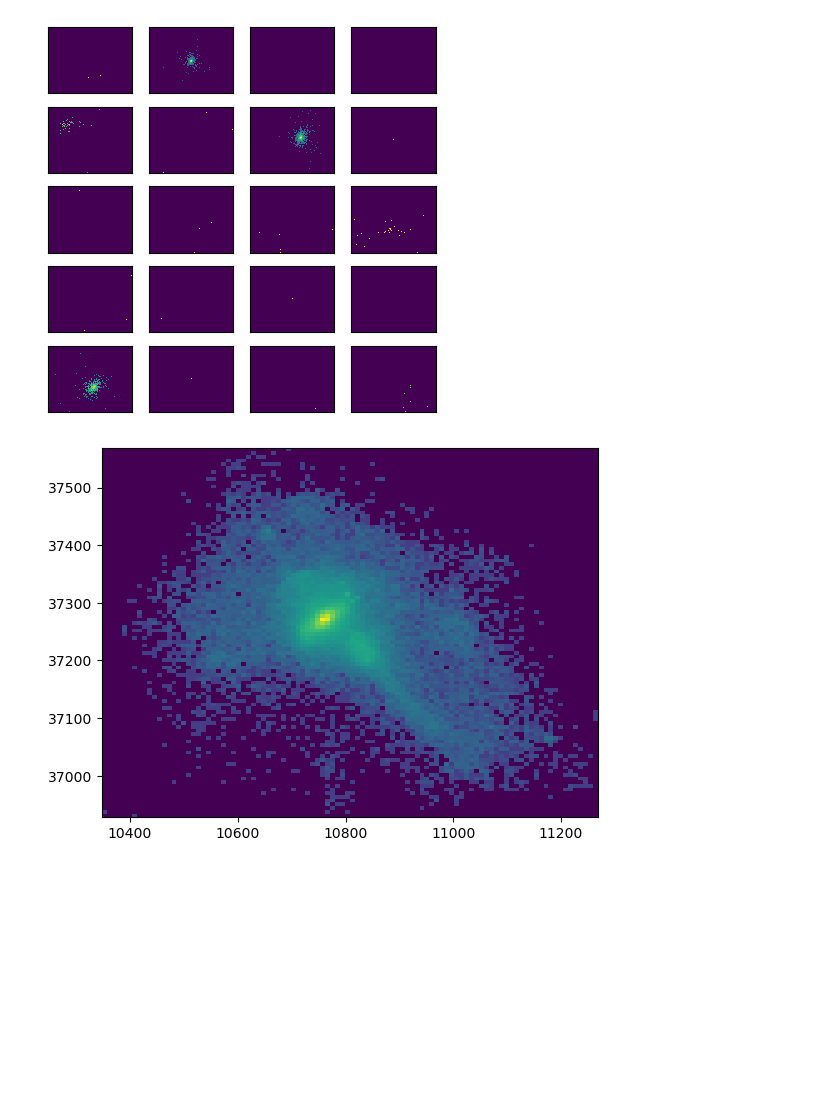
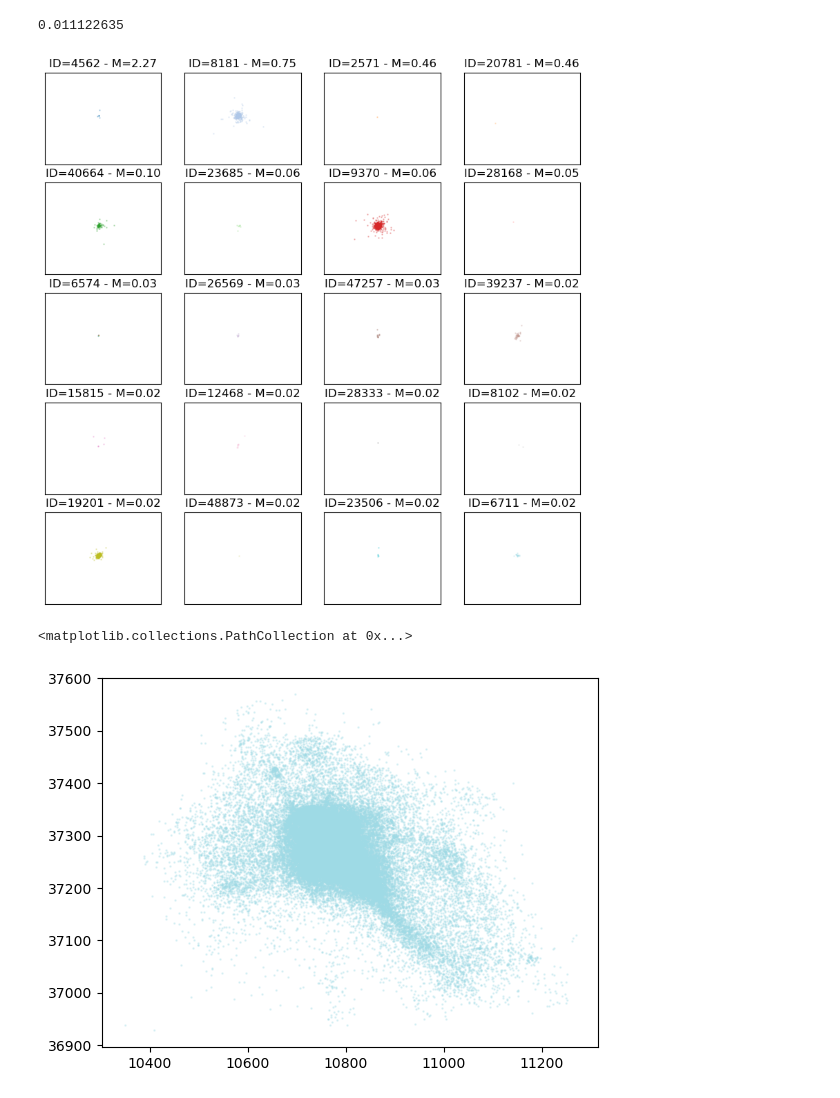
Before and after one commit to David-Chemaly/Stream_Finder, a Jupyter notebook: getMaskID.ipynb, the cells around one changed output. Saved outputs shown, nothing was run; the diff lists cells and outputs as text; code cells hidden in the pictures; blank space fills up the shorter version.

```diff
--- a/getMaskID.ipynb
+++ b/getMaskID.ipynb
@@ -51,0 +56,14 @@ for index, i in enumerate(next_to_main_tree_IDs):
+# %%
+### Plot all of the masks ###
+
+X = stars_coord[:,0]
+Y = stars_coord[:,1]
+plt.figure(figsize=(15,15))
+for index, i in enumerate(tqdm(np.unique(next_to_main_stars_ID), leave=True)):
+    plt.subplot(15,10,index+1)
+    arg_use = np.where(next_to_main_stars_ID == i)
+    X_use = X[arg_use]
+    Y_use = Y[arg_use]
+    plt.scatter(X_use,Y_use, s=0.5, alpha=0.3)
+    plt.xticks([])
+    plt.yticks([])
@@ -58,3 +81,7 @@ for index, i in enumerate(next_to_main_stars_ID):
+# %%
+next_to_main_subhalo_masses[np.unique(next_to_main_stars_ID)[-1]]
+# %% [output]
+0.011122635
 # %%
 top20_masses = np.unique(next_to_main_subhalo_masses)[-20:][::-1]
 
@@ -63,24 +90,26 @@ dict_mass = dict(zip(top20_masses,np.arange(1,len(top20_masses)+1,1)))
 # %%
 X = stars_coord[:,0]
 Y = stars_coord[:,1]
 
 tab20 = plt.cm.get_cmap('tab20', 20).colors
-plt.figure(figsize=(5,5))
+plt.figure(figsize=(10,10))
 for index, i in enumerate(top20_masses):
     plt.subplot(5,4,index+1)
     arg_use = np.where(next_to_main_subhalo_masses == i)
     X_use = X[arg_use]
     Y_use = Y[arg_use]
-    plt.hist2d(X_use,Y_use, bins=100, norm=SymLogNorm(1));#,s=0.5, alpha=0.3, label=f'ID={next_to_main_stars_ID[arg_use][0]}', c=tab20[index])
-    # plt.title(f'ID={stars_ID_before_main[arg_use][0]} - M={stars_ID_before_main_mass[arg_use][0]:.1f}')
-    # plt.xlim([33100,34500])
-    # plt.ylim([58300,59300])
+    plt.scatter(X_use,Y_use, s=0.5, alpha=0.3, c=tab20[index])
+    # plt.hist2d(X_use,Y_use, bins=100, norm=SymLogNorm(1));#,s=0.5, alpha=0.3, label=f'ID={next_to_main_stars_ID[arg_use][0]}', c=tab20[index])
+    plt.title(f'ID={next_to_main_stars_ID[arg_use][0]} - M={i:.2f}')
+    plt.xlim([10300,11300])
+    plt.ylim([36900,37600])
     plt.xticks([])
     plt.yticks([])
 # plt.legend(loc='best')
 # %% [output]
-[figure, old version]
+[figure, new version]
-# %%
-plt.hist2d(X,Y, bins=100, norm=SymLogNorm(1));
-# %% [output]
-[figure, removed]
+# %%
+plt.scatter(X,Y, s=0.5, alpha=0.3, c=tab20[index])
+# %% [output]
+<matplotlib.collections.PathCollection at 0x...>
+[figure, added]
```
Also changed, not shown: parts of 4 cells of this notebook, 1 other file.
